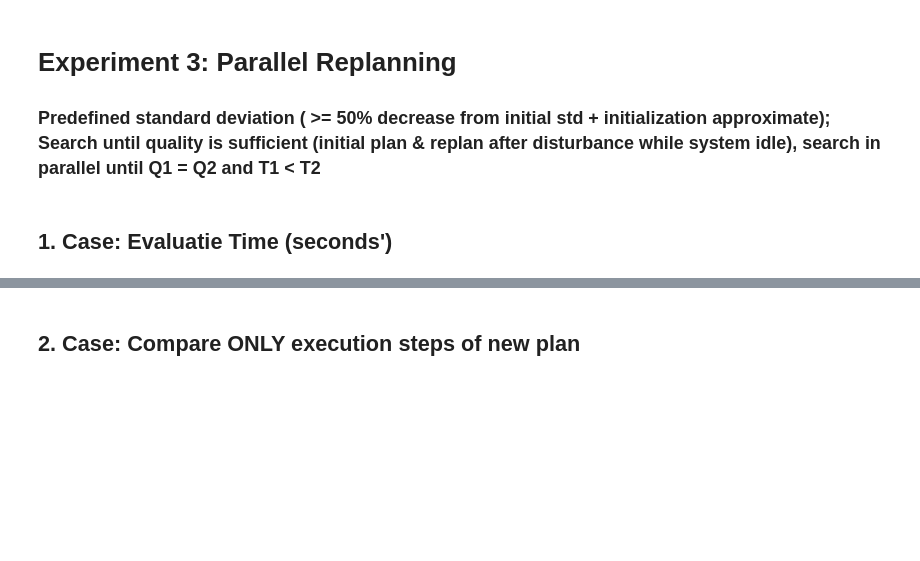
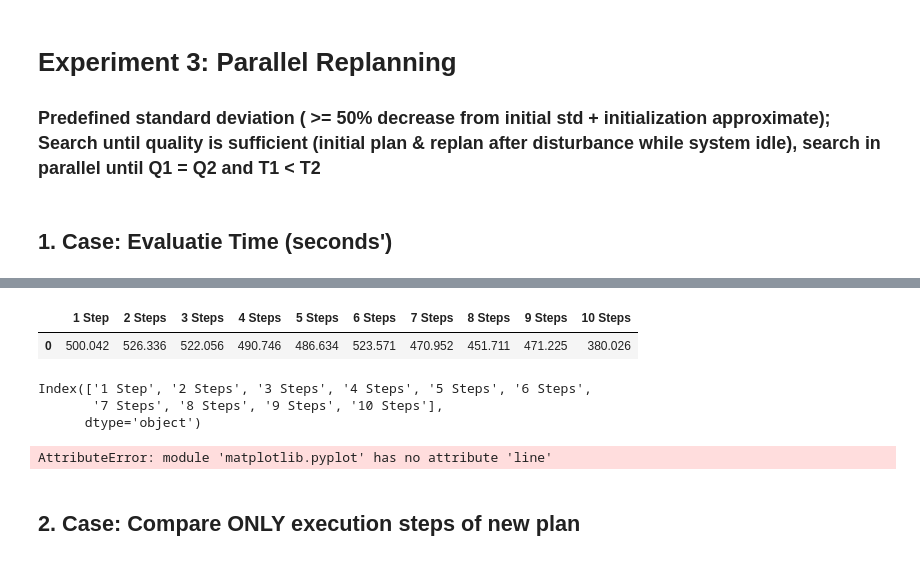
Before and after one commit to martineisenberg/momot-reactive, a Jupyter notebook: evaluation/data_processing.ipynb, the cells around one changed output, grey strips where cells are left out. Drawn from its saved outputs; the diff is of its cells as text; code cells hidden in the pictures; blank space fills up the shorter version.

```diff
--- a/evaluation/data_processing.ipynb
+++ b/evaluation/data_processing.ipynb
@@ -404,3 +420,26 @@ Name: Parallel (1), dtype: float64
+# %%
+parallel_executions = pd.DataFrame(columns=["Option", "1 Step", "2 Steps", "3 Steps", "4 Steps", "5 Steps", "6 Steps", "7 Steps", "8 Steps", "9 Steps", "10 Steps"])
+parallel_executions["Option"] = overall_runtime["Option"]
+parallel_executions["1 Step"] = overall_runtime["Parallel (1)"]
+parallel_executions["2 Steps"] = overall_runtime["Parallel (2)"]
+parallel_executions["3 Steps"] = overall_runtime["Parallel (3)"]
+parallel_executions["4 Steps"] = overall_runtime["Parallel (4)"]
+parallel_executions["5 Steps"] = overall_runtime["Parallel (5)"]
+parallel_executions["6 Steps"] = overall_runtime["Parallel (6)"]
+parallel_executions["7 Steps"] = overall_runtime["Parallel (7)"]
+parallel_executions["8 Steps"] = overall_runtime["Parallel (8)"]
+parallel_executions["9 Steps"] = overall_runtime["Parallel (9)"]
+parallel_executions["10 Steps"] = overall_runtime["Parallel (10)"]
+display(parallel_executions.iloc[0:1, 1:])
+display(parallel_executions.iloc[:,1:].columns)
+plt.line(data=parallel_executions.iloc[0:1, 1:])
+# %% [output]
+|  | 1 Step | 2 Steps | 3 Steps | 4 Steps | 5 Steps | 6 Steps | 7 Steps | 8 Steps | 9 Steps | 10 Steps |
+| 0 | 500.042 | 526.336 | 522.056 | 490.746 | 486.634 | 523.571 | 470.952 | 451.711 | 471.225 | 380.026 |
+Index(['1 Step', '2 Steps', '3 Steps', '4 Steps', '5 Steps', '6 Steps',
+       '7 Steps', '8 Steps', '9 Steps', '10 Steps'],
+      dtype='object')
+AttributeError: module 'matplotlib.pyplot' has no attribute 'line'
 # %% [markdown]
 ## 2. Case: Compare ONLY execution steps of new plan
 # %%
```
Also changed, not shown: parts of 3 cells of this notebook, 8 other files.
